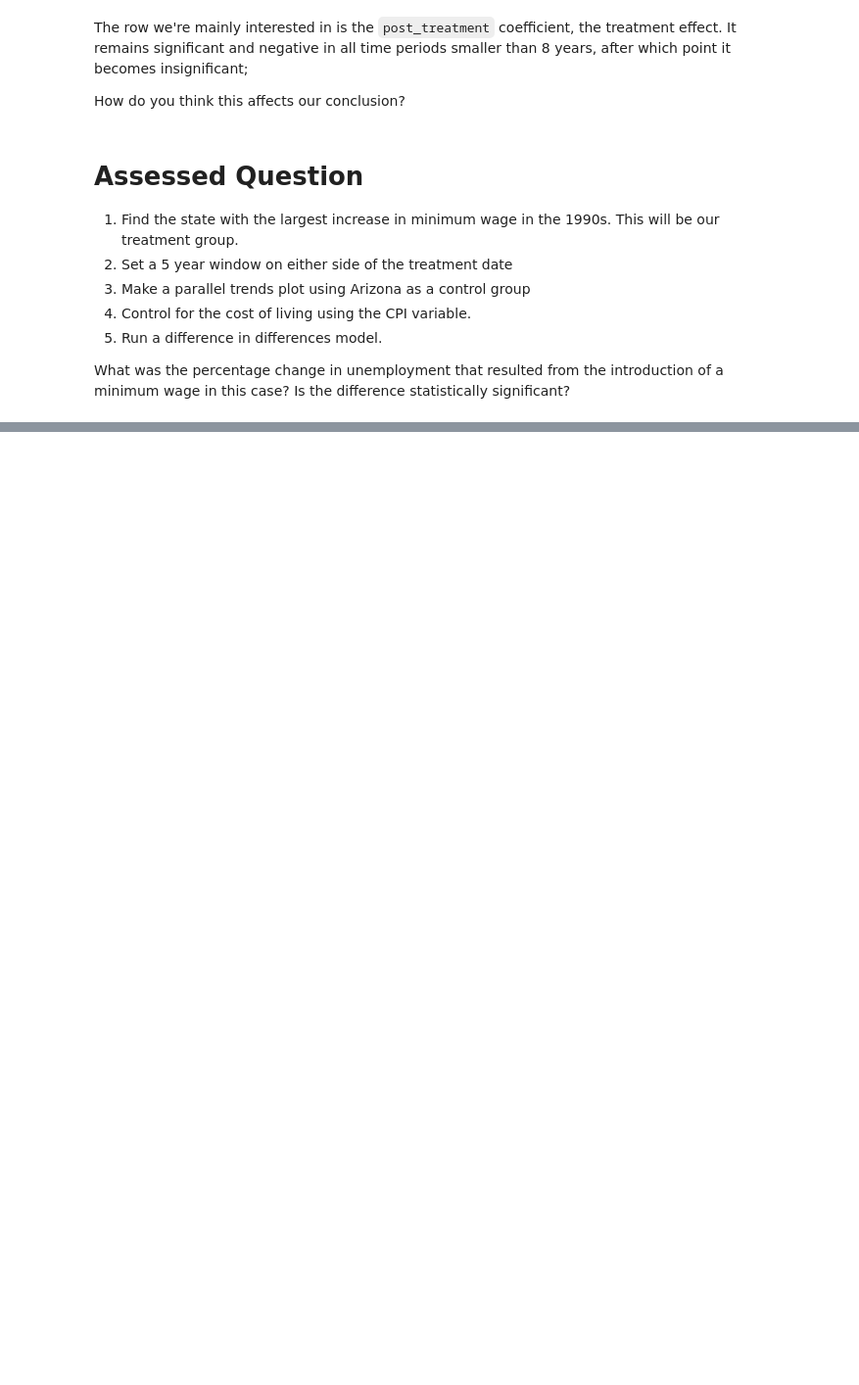
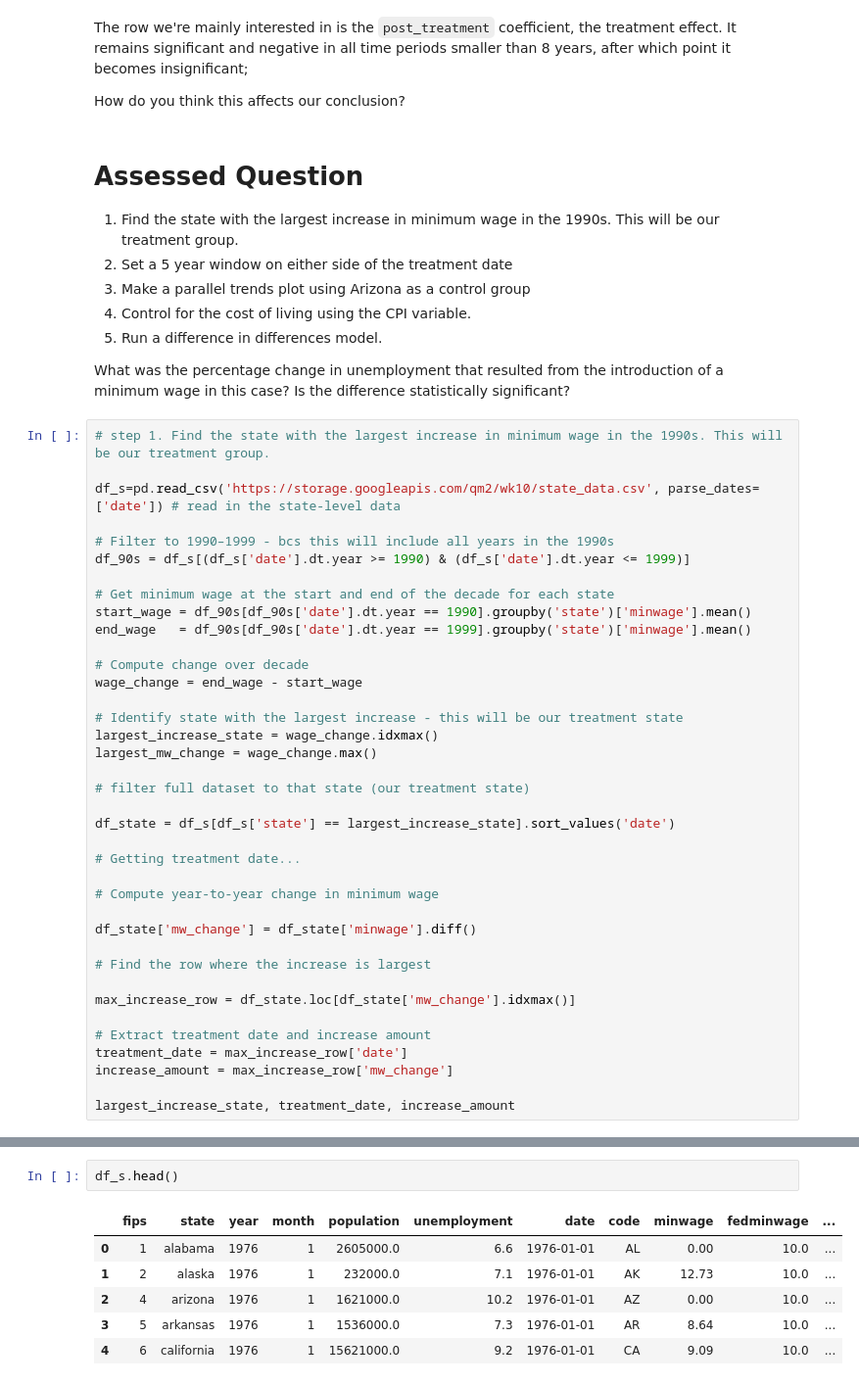
Before and after one commit to Maiasamberger/QM2, a Jupyter notebook: notebooks_2025_option_2/W08. Diff-in-Diff.ipynb, the cells around one changed output, grey strips where cells are left out. Shown at 98% size. Cells and saved outputs as stored; diff of their text form; blank space fills up the shorter version.

```diff
--- a/notebooks_2025_option_2/W08. Diff-in-Diff.ipynb
+++ b/notebooks_2025_option_2/W08. Diff-in-Diff.ipynb
@@ -333,3 +492,41 @@ How do you think this affects our conclusion?
 5. Run a difference in differences model.
 
 What was the percentage change in unemployment that resulted from the introduction of a minimum wage in this case? Is the difference statistically significant?
+# %%
+# step 1. Find the state with the largest increase in minimum wage in the 1990s. This will be our treatment group.
+
+df_s=pd.read_csv('https://storage.googleapis.com/qm2/wk10/state_data.csv', parse_dates=['date']) # read in the state-level data
+
+# Filter to 1990–1999 - bcs this will include all years in the 1990s
+df_90s = df_s[(df_s['date'].dt.year >= 1990) & (df_s['date'].dt.year <= 1999)]
+
+# Get minimum wage at the start and end of the decade for each state
+start_wage = df_90s[df_90s['date'].dt.year == 1990].groupby('state')['minwage'].mean()
+end_wage   = df_90s[df_90s['date'].dt.year == 1999].groupby('state')['minwage'].mean()
+
+# Compute change over decade
+wage_change = end_wage - start_wage
+
+# Identify state with the largest increase - this will be our treatment state
+largest_increase_state = wage_change.idxmax()
+largest_mw_change = wage_change.max()
+
+# filter full dataset to that state (our treatment state)
+
+df_state = df_s[df_s['state'] == largest_increase_state].sort_values('date')
+
+# Getting treatment date...
+
+# Compute year-to-year change in minimum wage
+
+df_state['mw_change'] = df_state['minwage'].diff()
+
+# Find the row where the increase is largest
+
+max_increase_row = df_state.loc[df_state['mw_change'].idxmax()]
+
+# Extract treatment date and increase amount
+treatment_date = max_increase_row['date']
+increase_amount = max_increase_row['mw_change']
+
+largest_increase_state, treatment_date, increase_amount
@@ -335,0 +535,9 @@ What was the percentage change in unemployment that resulted from the introducti
+# %%
+df_s.head()
+# %% [output]
+|  | fips | state | year | month | population | unemployment | date | code | minwage | fedminwage | ... |
+| 0 | 1 | alabama | 1976 | 1 | 2605000.0 | 6.6 | 1976-01-01 | AL | 0.00 | 10.0 | ... |
+| 1 | 2 | alaska | 1976 | 1 | 232000.0 | 7.1 | 1976-01-01 | AK | 12.73 | 10.0 | ... |
+| 2 | 4 | arizona | 1976 | 1 | 1621000.0 | 10.2 | 1976-01-01 | AZ | 0.00 | 10.0 | ... |
+| 3 | 5 | arkansas | 1976 | 1 | 1536000.0 | 7.3 | 1976-01-01 | AR | 8.64 | 10.0 | ... |
+| 4 | 6 | california | 1976 | 1 | 15621000.0 | 9.2 | 1976-01-01 | CA | 9.09 | 10.0 | ... |
```
Also changed, not shown: parts of 23 cells of this notebook.
